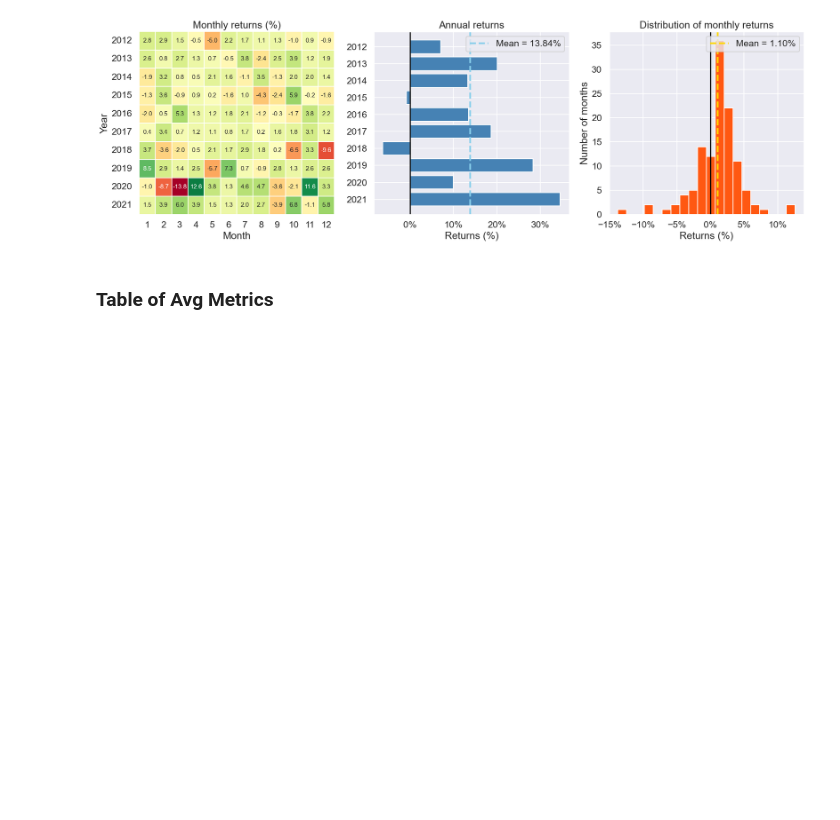
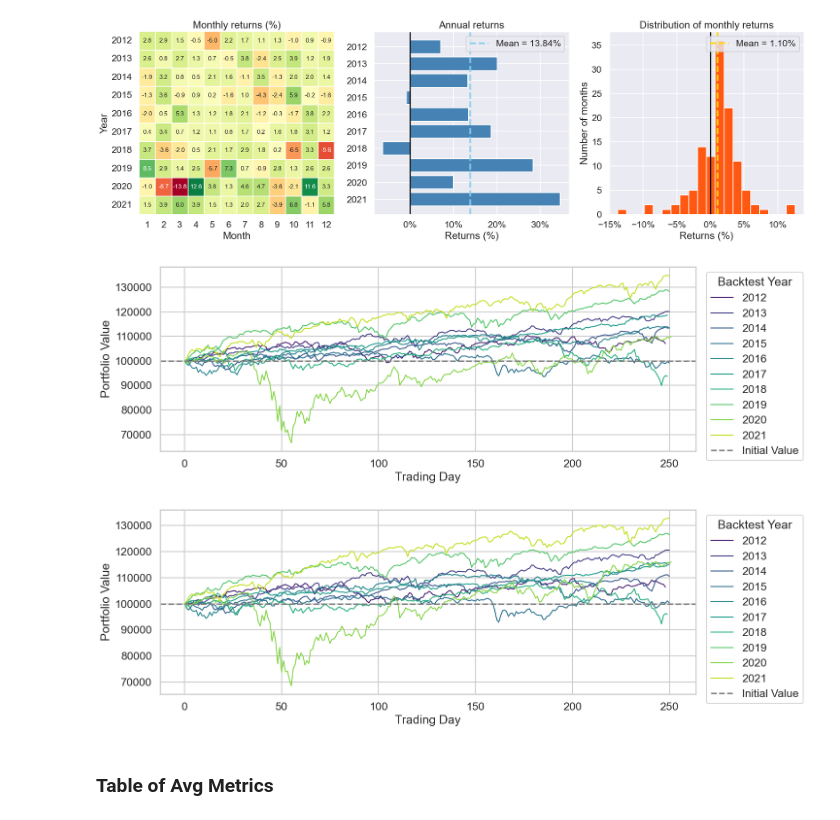
Before and after one commit to hikotei/2025-rl-portfolio-opt, a Jupyter notebook: notebooks/mvo_vs_drl_analysis.ipynb, the cells around one changed output. Cells and saved outputs as stored; diff of their text form; code cells hidden in the pictures; blank space fills up the shorter version.

```diff
--- a/notebooks/mvo_vs_drl_analysis.ipynb
+++ b/notebooks/mvo_vs_drl_analysis.ipynb
@@ -150,3 +148,10 @@ eval_n_plot.plot_fig4(monthly_pivot, annual_df, plt_save_dir, fname)
+# %%
+# eval_n_plot.plot_drl_portfolios_interactive(df_drl_port_random)
+eval_n_plot.plot_drl_portfolios(df_drl_port_random, save_dir=plt_save_dir, fname="drl_portfolio_value_random")
+eval_n_plot.plot_drl_portfolios(df_drl_port_paper, save_dir=plt_save_dir, fname="drl_portfolio_value_paper")
+# %% [output]
+[figure, added]
+[figure, added]
 # %% [markdown]
 ### Table of Avg Metrics
 # %%
```
Also changed, not shown: parts of 4 cells of this notebook, 20 other files.
